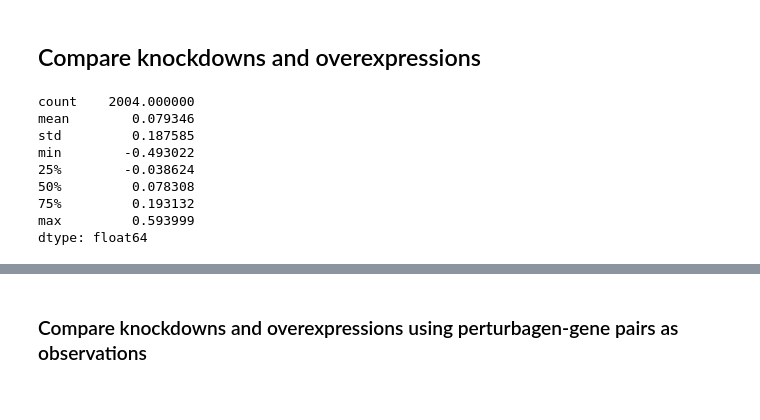
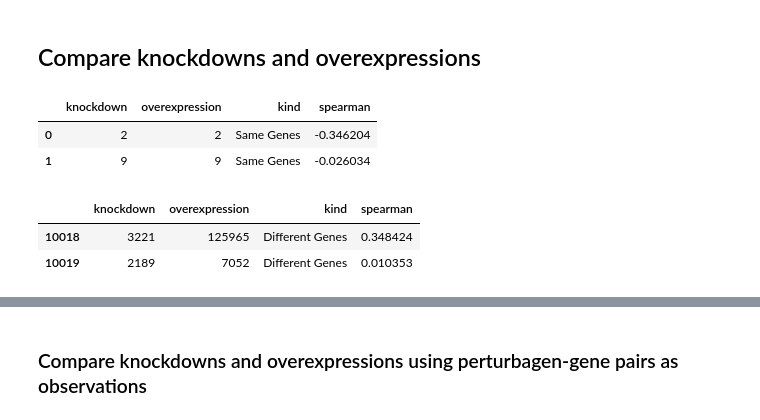
Before and after one commit to dhimmel/lincs, a Jupyter notebook: binarize-consensi.ipynb, the cells around one changed output, grey strips where cells are left out. Drawn from its saved outputs; the diff is of its cells as text; code cells hidden in the pictures.

```diff
--- a/binarize-consensi.ipynb
+++ b/binarize-consensi.ipynb
@@ -135,17 +138,3 @@ Name: direction, dtype: int64
 # %%
 # Find genes with both a knockdown and overexpression signature
 overlapping_genes = sorted(set(l1000_kd_df.index.map(int)) & set(l1000_oe_df.index.map(int)))
-# %%
-# Calculate correlation coefficients between knockdown and overexpression signatures
-corrs = l1000_kd_df.loc[overlapping_genes, :].corrwith(l1000_oe_df.loc[overlapping_genes, :], 'columns')
-corrs.describe()
-# %% [output]
-count    2004.000000
-mean        0.079346
-std         0.187585
-min        -0.493022
-25%        -0.038624
-50%         0.078308
-75%         0.193132
-max         0.593999
-dtype: float64
@@ -151,0 +161,12 @@ dtype: float64
+# %%
+corr_df.head(2)
+# %% [output]
+|  | knockdown | overexpression | kind | spearman |
+| 0 | 2 | 2 | Same Genes | -0.346204 |
+| 1 | 9 | 9 | Same Genes | -0.026034 |
+# %%
+corr_df.tail(2)
+# %% [output]
+|  | knockdown | overexpression | kind | spearman |
+| 10018 | 3221 | 125965 | Different Genes | 0.348424 |
+| 10019 | 2189 | 7052 | Different Genes | 0.010353 |
```
Also changed, not shown: parts of 9 cells of this notebook, 1 other file.
